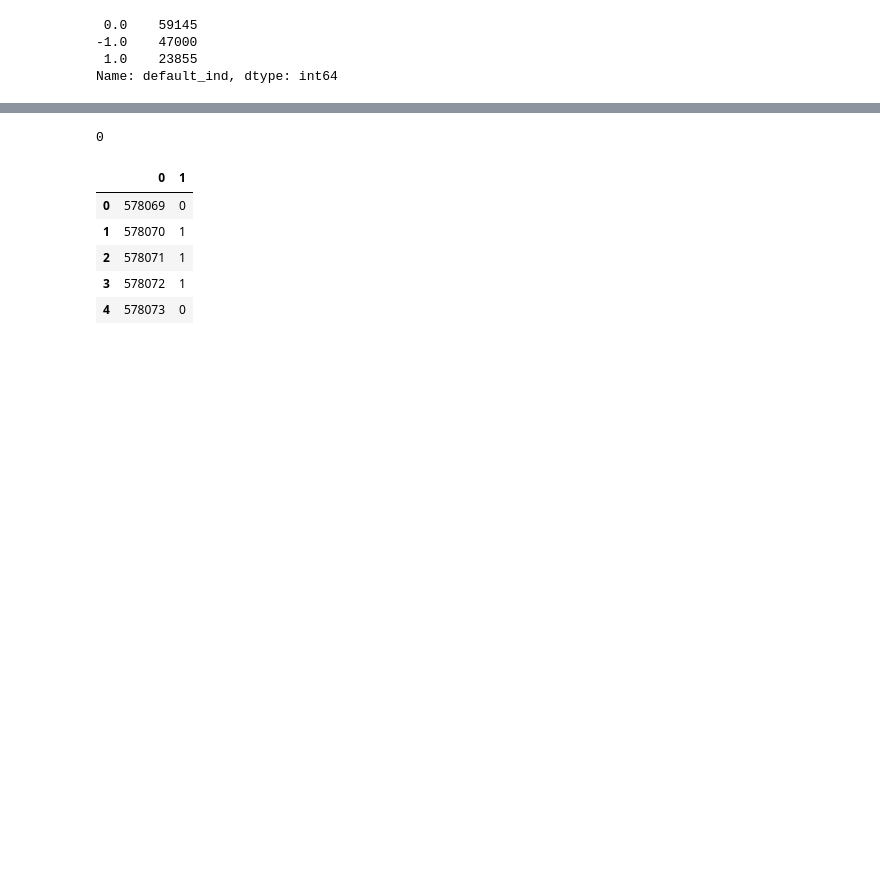
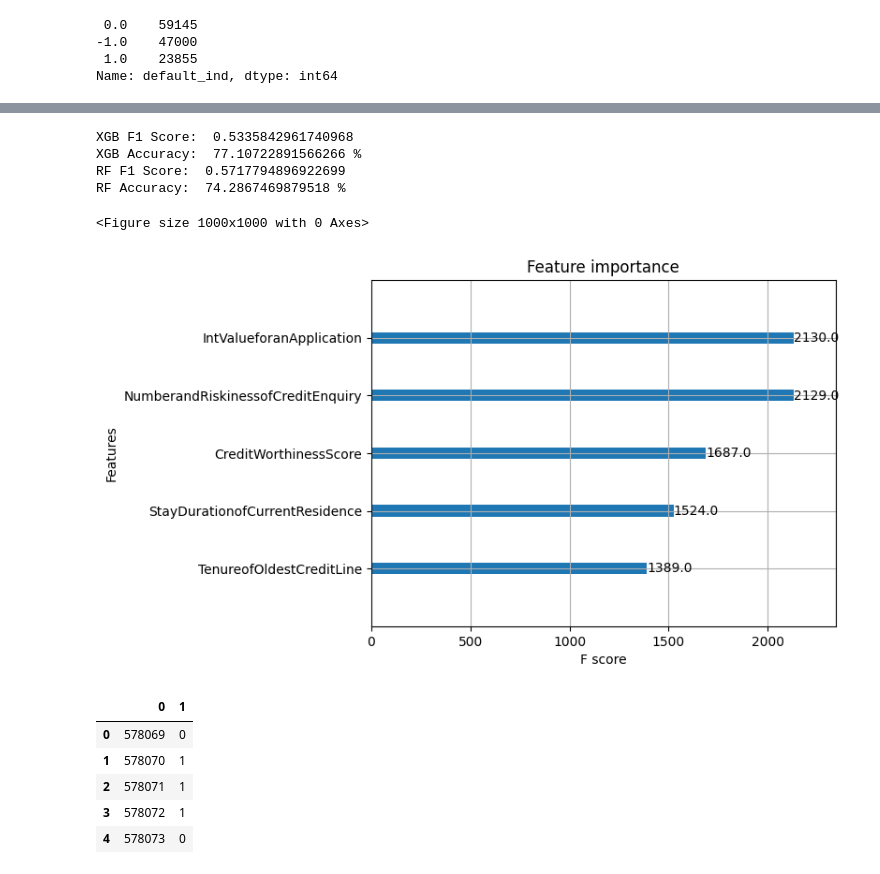
Before and after one commit to aryanpandey/MS4610-Final_Project, a Jupyter notebook: Pipeline.ipynb, the cells around one changed output, grey strips where cells are left out. Cells and saved outputs as stored; diff of their text form; code cells hidden in the pictures; blank space fills up the shorter version.

```diff
--- a/Pipeline.ipynb
+++ b/Pipeline.ipynb
@@ -247,0 +227,39 @@ F1 Score:  0.5389908256880734
+# %%
+kfold = StratifiedKFold(random_state = 0, n_splits = 5, shuffle = True)
+splits = kfold.split(X_data, y_data)
+
+sm = SMOTE(random_state = 10, k_neighbors = 3, n_jobs = -1)
+
+xgb_acc_scores = []
+xgb_f1_scores = []
+xgb_models = []
+
+rf_acc_scores = []
+rf_f1_scores = []
+rf_models = []
+
+for Train, Test in splits:
+    X_Train, X_Test, Y_Train, Y_Test = X_data.iloc[Train], X_data.iloc[Test], y_data.iloc[Train], y_data.iloc[Test]
+
+    xgb = XGBClassifier(n_estimators = 2000, max_depth = 8, n_jobs = -1, reg_lambda = 0.1,
+                        learning_rate = 0.05, random_state = 0, early_stopping_rounds = 200)
+
+    rf = RandomForestClassifier(n_estimators = 150, max_depth=8, n_jobs=-1, random_state=0)
+
+    X_Train, Y_Train = sm.fit_resample(X_Train, Y_Train)
+
+    xgb.fit(X_Train, Y_Train, eval_set = [(X_Train, Y_Train), (X_Test, Y_Test)], verbose = True)
+
+    pred = xgb.predict(X_Test)
+
+    xgb_f1_scores.append(f1_score(Y_Test, pred))
+    xgb_acc_scores.append(accuracy_score(Y_Test, pred)*100)
+    xgb_models.append(xgb)
+
+    rf.fit(X_Train, Y_Train)
+
+    pred = rf.predict(X_Test)
+
+    rf_f1_scores.append(f1_score(Y_Test, pred))
+    rf_acc_scores.append(accuracy_score(Y_Test, pred)*100)
+    rf_models.append(rf)
@@ -248,8 +284,22 @@ F1 Score:  0.5389908256880734
+# %%
+print("XGB F1 Score: ", sum(xgb_f1_scores)/len(xgb_f1_scores))
+print("XGB Accuracy: ", sum(xgb_acc_scores)/len(xgb_acc_scores), "%")
+print("RF F1 Score: ", sum(rf_f1_scores)/len(rf_f1_scores))
+print("RF Accuracy: ", sum(rf_acc_scores)/len(rf_acc_scores), "%")
+# %% [output]
+XGB F1 Score:  0.5335842961740968
+XGB Accuracy:  77.10722891566266 %
+RF F1 Score:  0.5717794896922699
+RF Accuracy:  74.2867469879518 %
+# %%
+model = xgb_models[0]
+
+plt.figure(figsize = (10,10))
+plot_importance(model, max_num_features = 5)
+plt.show()
+# %% [output]
+<Figure size 1000x1000 with 0 Axes>
+[figure, added]
 # %%
 test = df.iloc[83000:, :]
-test = test.drop(['ID', 'default_ind'], axis = 1)
-
-preds = xgb.predict(test)
-preds[0]
+test = test.drop(['ID', 'default_ind', 'AnnualIncome'], axis = 1)
-# %% [output]
-0
```
Also changed, not shown: parts of 14 cells of this notebook.
